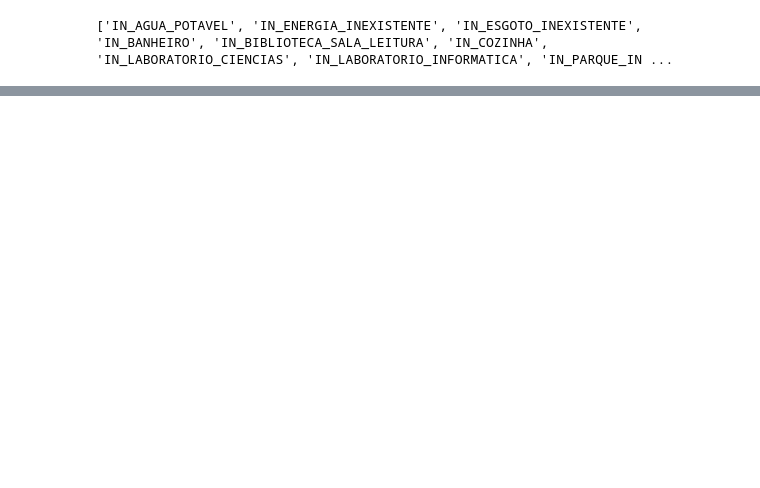
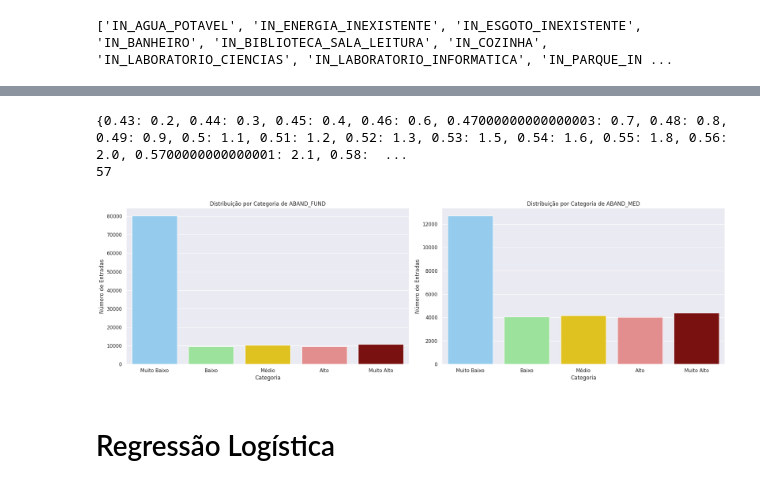
Before and after one commit to marcelo-h-h/School-DS, a Jupyter notebook: notebooks/Work.ipynb, the cells around one changed output, grey strips where cells are left out. Saved outputs shown, nothing was run; the diff lists cells and outputs as text; code cells hidden in the pictures; blank space fills up the shorter version.

```diff
--- a/notebooks/Work.ipynb
+++ b/notebooks/Work.ipynb
@@ -287,0 +303,10 @@ Colunas em distinto: ['CO_ENTIDADE', 'IN_LABORATORIO_EDUC_PROF', 'IN_SALA_REPOUS
+# %%
+#Reorganizando os DFs com apenas as colunas relevantes
+relevant_columns_fund = ['CO_ENTIDADE'] + common_coluns + ['ABAND_FUND']
+relevant_columns_med = ['CO_ENTIDADE'] + common_coluns + ['ABAND_MED']
+print(f'Relevant coluns for fund: {relevant_columns_fund} \n Relevant coluns for med: {relevant_columns_med}')
+#df_microdados_fund = df_microdados_fund[relevant_columns_fund]
+#df_microdados_med = df_microdados_med[relevant_columns_med]
+
+len(df_microdados_med.columns)
+#len(df_microdados_fund.columns)
@@ -287,0 +317,3 @@ Colunas em distinto: ['CO_ENTIDADE', 'IN_LABORATORIO_EDUC_PROF', 'IN_SALA_REPOUS
+# %%
+df_microdados_fund = df_microdados_fund[relevant_columns_fund]
+df_microdados_med = df_microdados_med[relevant_columns_med]
@@ -287,0 +342,65 @@ Colunas em distinto: ['CO_ENTIDADE', 'IN_LABORATORIO_EDUC_PROF', 'IN_SALA_REPOUS
+# %%
+#Encontrando os percentis com valores significativos
+final = {}
+for i in np.arange(0,1,0.01) :
+
+    if df_microdados_med['ABAND_MED'].quantile(i) > 0:
+        final[i] = df_microdados_med['ABAND_MED'].quantile(i)
+print(final)
+print(len(final.keys()))
+# %% [output]
+{0.43: 0.2, 0.44: 0.3, 0.45: 0.4, 0.46: 0.6, 0.47000000000000003: 0.7, 0.48: 0.8, 0.49: 0.9, 0.5: 1.1, 0.51: 1.2, 0.52: 1.3, 0.53: 1.5, 0.54: 1.6, 0.55: 1.8, 0.56: 2.0, 0.5700000000000001: 2.1, 0.58:  ...
+57
+# %%
+#Definição dos limites conforme encontrado na análise
+limites_bins_fund = [-0.1, 0.1, 0.7, 1.8, 4.1, 100]
+limites_bins_med = [-0.1, 0.2, 2.1, 5.4, 10.6, 100]
+# %%
+#Construção dos gráficos para visualizar a distribuição dentro dos dataframes
+ordinal_classes = ['Muito Baixo', 'Baixo', 'Médio', 'Alto', 'Muito Alto']
+
+def gerar_grafico_aband_fund():
+
+    categorias = pd.cut(df_microdados_fund["ABAND_FUND"], limites_bins_fund, labels=ordinal_classes)
+    cores = ['lightskyblue', 'lightgreen', 'gold','lightcoral', 'darkred']
+    cmap = colors.LinearSegmentedColormap.from_list("", cores)
+
+    df_microdados_fund_agrupado = df_microdados_fund.groupby(categorias).size().reset_index().rename(columns={0: 'CONTAGEM'})
+    sns.barplot(x='ABAND_FUND', y='CONTAGEM', data=df_microdados_fund_agrupado, hue='ABAND_FUND', palette=cores)
+
+    plt.xlabel('Categoria')
+    plt.ylabel('Número de Entradas')
+    plt.title('Distribuição por Categoria de ABAND_FUND')
+
+def gerar_grafico_aband_med():
+
+    categorias = pd.cut(df_microdados_med["ABAND_MED"], limites_bins_med, labels=ordinal_classes)
+    cores = ['lightskyblue', 'lightgreen', 'gold','lightcoral', 'darkred']
+    cmap = colors.LinearSegmentedColormap.from_list("", cores)
+
+    df_microdados_fund_agrupado = df_microdados_fund.groupby(categorias).size().reset_index().rename(columns={0: 'CONTAGEM'})
+    sns.barplot(x='ABAND_MED', y='CONTAGEM', data=df_microdados_fund_agrupado, hue='ABAND_MED', palette=cores)
+
+    plt.xlabel('Categoria')
+    plt.ylabel('Número de Entradas')
+    plt.title('Distribuição por Categoria de ABAND_MED')
+
+
+# Gerar os gráficos em figuras separadas
+plt.figure(figsize=(20, 6))  # Definir tamanho da figura (opcional)
+
+# Gerar e posicionar o primeiro gráfico
+subplot1 = plt.subplot(1, 2, 1)  # Criar subplot na posição 1, 2 (linha 1, coluna 1)
+gerar_grafico_aband_fund()
+
+
+# Gerar e posicionar o segundo gráfico
+subplot2 = plt.subplot(1, 2, 2)  # Criar subplot na posição 1, 2 (linha 1, coluna 2)
+gerar_grafico_aband_med()
+
+plt.tight_layout()
+
+# Apresentar os gráficos na tela
+plt.show()
+# %% [output]
+[figure, added]
@@ -287,0 +410,2 @@ Colunas em distinto: ['CO_ENTIDADE', 'IN_LABORATORIO_EDUC_PROF', 'IN_SALA_REPOUS
+# %% [markdown]
+# Regressão Logística
```
Also changed, not shown: parts of 31 cells of this notebook, 2 other files.
